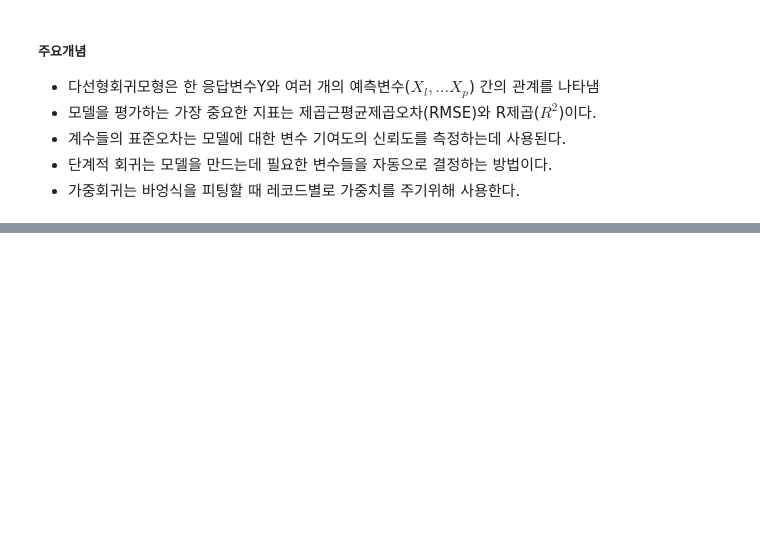
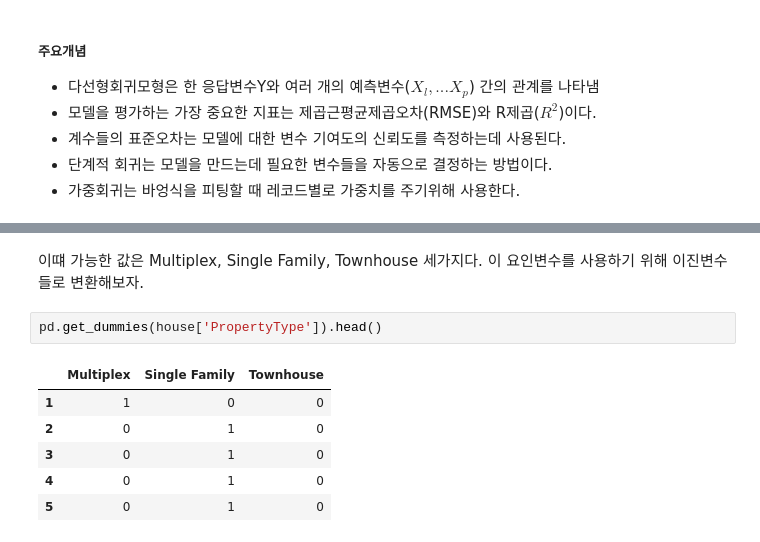
Before and after one commit to keemyo/Practical_Statistics, a Jupyter notebook: 04. 회귀와 예측.ipynb, the cells around one changed output, grey strips where cells are left out. Cells and saved outputs as stored; diff of their text form; blank space fills up the shorter version.

```diff
--- a/04. 회귀와 예측.ipynb
+++ b/04. 회귀와 예측.ipynb
@@ -432,0 +483,11 @@ LinearRegression()
+# %% [markdown]
+이떄 가능한 값은 Multiplex, Single Family, Townhouse 세가지다. 이 요인변수를 사용하기 위해 이진변수들로 변환해보자.
+# %%
+pd.get_dummies(house['PropertyType']).head()
+# %% [output]
+|  | Multiplex | Single Family | Townhouse |
+| 1 | 1 | 0 | 0 |
+| 2 | 0 | 1 | 0 |
+| 3 | 0 | 1 | 0 |
+| 4 | 0 | 1 | 0 |
+| 5 | 0 | 1 | 0 |
```
Also changed, not shown: parts of 4 cells of this notebook.
